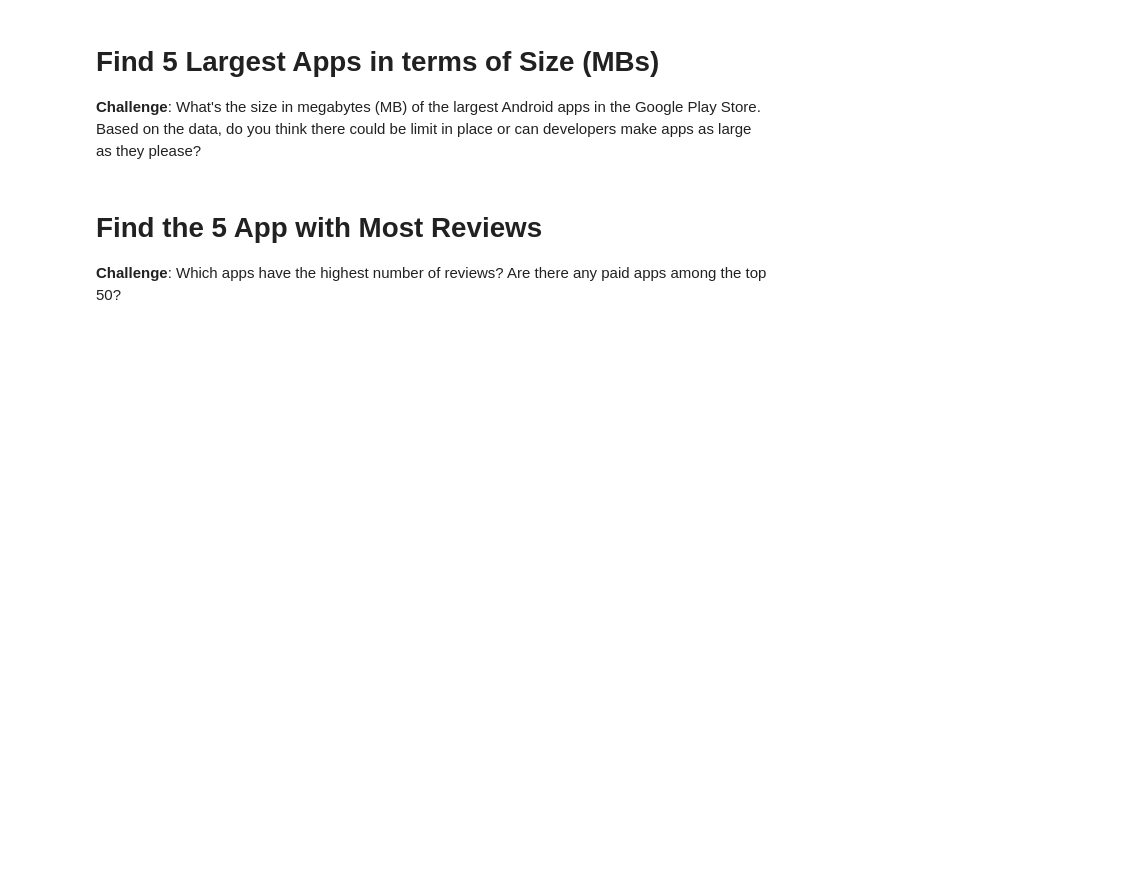
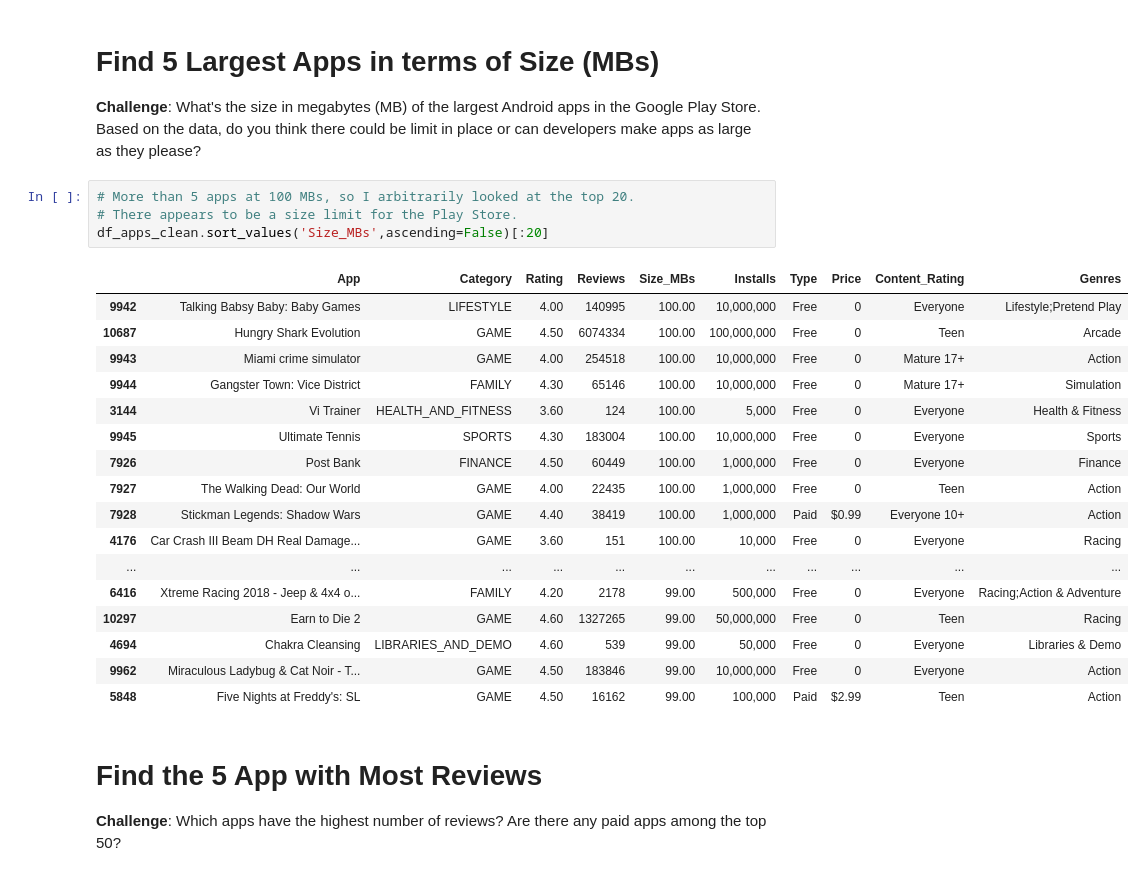
Before and after one commit to ArieKnoester/google-play-store-jupyter-notebook, a Jupyter notebook: Google_Play_Store_App_Analytics.ipynb, the cells around one changed output. Saved outputs shown, nothing was run; the diff lists cells and outputs as text; blank space fills up the shorter version.

```diff
--- a/Google_Play_Store_App_Analytics.ipynb
+++ b/Google_Play_Store_App_Analytics.ipynb
@@ -137,6 +158,28 @@ df_apps_clean.shape
 # Find 5 Largest Apps in terms of Size (MBs)
 
 **Challenge**: What's the size in megabytes (MB) of the largest Android apps in the Google Play Store. Based on the data, do you think there could be limit in place or can developers make apps as large as they please?
+# %%
+# More than 5 apps at 100 MBs, so I arbitrarily looked at the top 20.
+# There appears to be a size limit for the Play Store.
+df_apps_clean.sort_values('Size_MBs',ascending=False)[:20]
+# %% [output]
+|  | App | Category | Rating | Reviews | Size_MBs | Installs | Type | Price | Content_Rating | Genres |
+| 9942 | Talking Babsy Baby: Baby Games | LIFESTYLE | 4.00 | 140995 | 100.00 | 10,000,000 | Free | 0 | Everyone | Lifestyle;Pretend Play |
+| 10687 | Hungry Shark Evolution | GAME | 4.50 | 6074334 | 100.00 | 100,000,000 | Free | 0 | Teen | Arcade |
+| 9943 | Miami crime simulator | GAME | 4.00 | 254518 | 100.00 | 10,000,000 | Free | 0 | Mature 17+ | Action |
+| 9944 | Gangster Town: Vice District | FAMILY | 4.30 | 65146 | 100.00 | 10,000,000 | Free | 0 | Mature 17+ | Simulation |
+| 3144 | Vi Trainer | HEALTH_AND_FITNESS | 3.60 | 124 | 100.00 | 5,000 | Free | 0 | Everyone | Health & Fitness |
+| 9945 | Ultimate Tennis | SPORTS | 4.30 | 183004 | 100.00 | 10,000,000 | Free | 0 | Everyone | Sports |
+| 7926 | Post Bank | FINANCE | 4.50 | 60449 | 100.00 | 1,000,000 | Free | 0 | Everyone | Finance |
+| 7927 | The Walking Dead: Our World | GAME | 4.00 | 22435 | 100.00 | 1,000,000 | Free | 0 | Teen | Action |
+| 7928 | Stickman Legends: Shadow Wars | GAME | 4.40 | 38419 | 100.00 | 1,000,000 | Paid | $0.99 | Everyone 10+ | Action |
+| 4176 | Car Crash III Beam DH Real Damage... | GAME | 3.60 | 151 | 100.00 | 10,000 | Free | 0 | Everyone | Racing |
+| ... | ... | ... | ... | ... | ... | ... | ... | ... | ... | ... |
+| 6416 | Xtreme Racing 2018 - Jeep & 4x4 o... | FAMILY | 4.20 | 2178 | 99.00 | 500,000 | Free | 0 | Everyone | Racing;Action & Adventure |
+| 10297 | Earn to Die 2 | GAME | 4.60 | 1327265 | 99.00 | 50,000,000 | Free | 0 | Teen | Racing |
+| 4694 | Chakra Cleansing | LIBRARIES_AND_DEMO | 4.60 | 539 | 99.00 | 50,000 | Free | 0 | Everyone | Libraries & Demo |
+| 9962 | Miraculous Ladybug & Cat Noir - T... | GAME | 4.50 | 183846 | 99.00 | 10,000,000 | Free | 0 | Everyone | Action |
+| 5848 | Five Nights at Freddy's: SL | GAME | 4.50 | 16162 | 99.00 | 100,000 | Paid | $2.99 | Teen | Action |
 # %% [markdown]
 # Find the 5 App with Most Reviews
 
```
Also changed, not shown: parts of 2 cells of this notebook.
